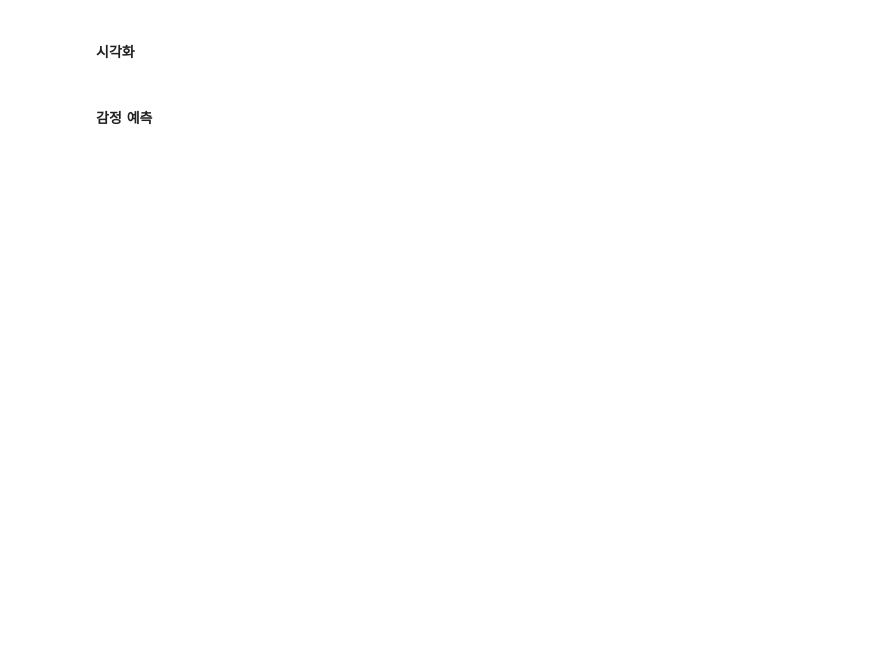
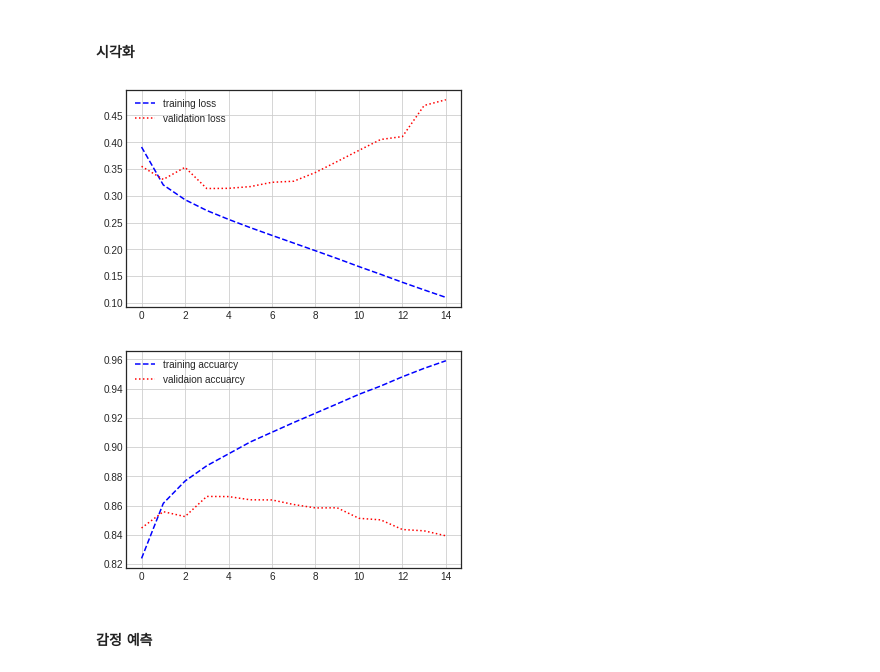
Before and after one commit to hyeonniii/NLP, a Jupyter notebook: 교육/_10_감정_분석(Sentiment_Analysis).ipynb, the cells around one changed output. Drawn from its saved outputs; the diff is of its cells as text; code cells hidden in the pictures; blank space fills up the shorter version.

```diff
--- a/교육/_10_감정_분석(Sentiment_Analysis).ipynb
+++ b/교육/_10_감정_분석(Sentiment_Analysis).ipynb
@@ -389,4 +410,26 @@ Epoch 1/15
 # %% [markdown]
 #### 시각화
+# %%
+hist_dict = history.history
+loss = hist_dict['loss']
+val_loss = hist_dict['val_loss']
+acc = hist_dict['acc']
+val_acc = hist_dict['val_acc']
+
+plt.plot(loss,'b--',label='training loss')
+plt.plot(val_loss,'r:',label = 'validation loss')
+plt.legend()
+plt.grid()
+
+plt.figure()
+plt.plot(acc,'b--',label = 'training accuarcy')
+plt.plot(val_acc,'r:',label='validaion accuarcy')
+plt.legend()
+plt.grid()
+
+plt.show()
+# %% [output]
+[figure, added]
+[figure, added]
 # %% [markdown]
 #### 감정 예측
```
Also changed, not shown: parts of 28 cells of this notebook.
